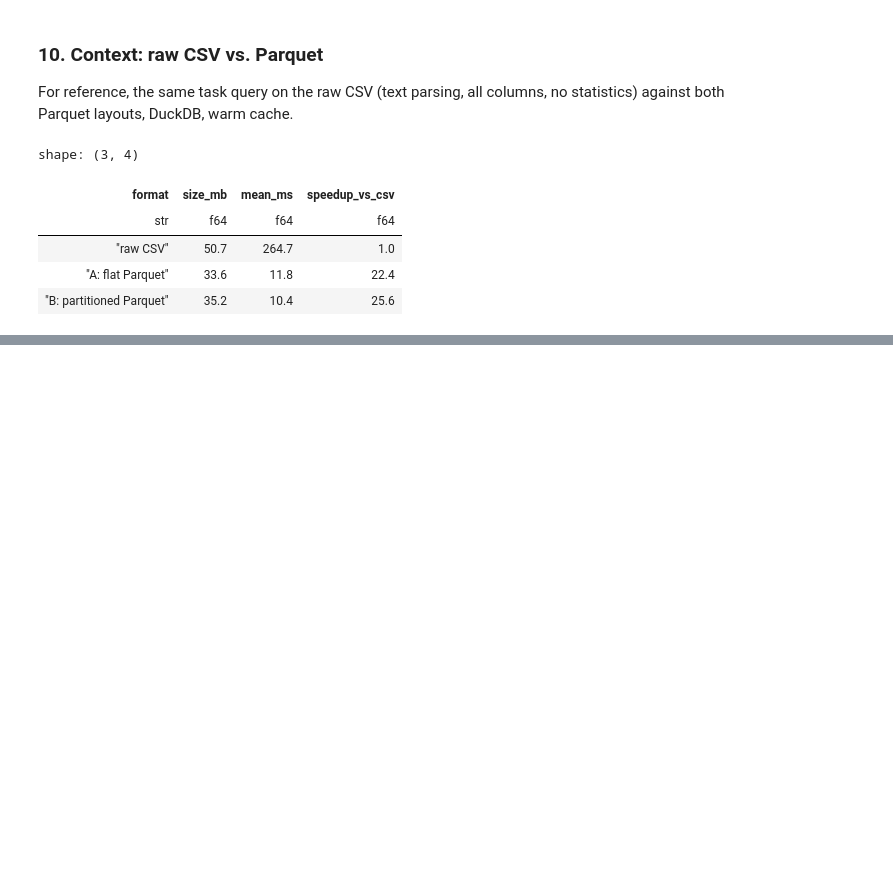
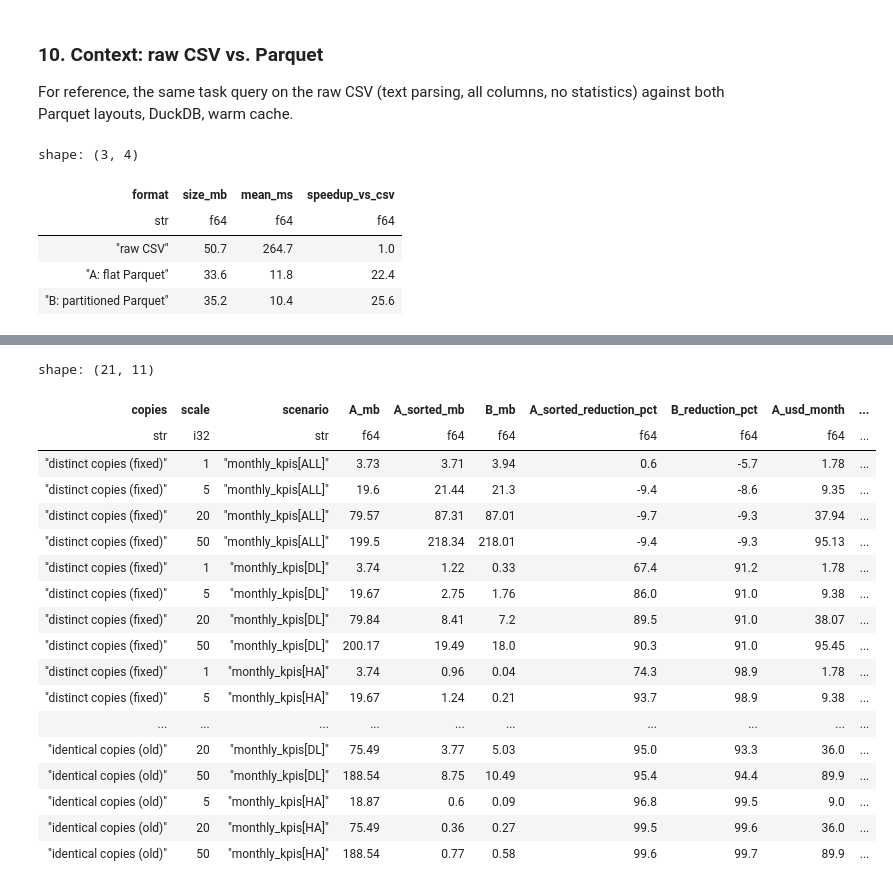
Before and after one commit to Dewaszmi/big-data-exercise-2026, a Jupyter notebook: notebooks/02_cleaning_partitioning.ipynb, the cells around one changed output, grey strips where cells are left out. Drawn from its saved outputs; the diff is of its cells as text; code cells hidden in the pictures; blank space fills up the shorter version.

```diff
--- a/notebooks/02_cleaning_partitioning.ipynb
+++ b/notebooks/02_cleaning_partitioning.ipynb
@@ -836,0 +914,24 @@ shape: (3, 4)
+# %%
+REPL_SCALES = [1, 5, 20, 50]
+repl_scenarios = [monthly_kpis("DL"), monthly_kpis("HA"), all_carriers_kpis()]
+start = time.perf_counter()
+replication = {
+    "identical copies (old)": run_storage_experiment(single_file_path, BENCHMARK_DIR, [5, 20, 50], repl_scenarios, distinct_copies=False),
+    "distinct copies (fixed)": run_storage_experiment(single_file_path, BENCHMARK_DIR, REPL_SCALES, repl_scenarios),
+}
+print(f"Built and measured {sum(r['storage'].height for r in replication.values())} layouts in {time.perf_counter() - start:.0f} s")
+
+replication_storage = (
+    pl.concat([r["storage"].with_columns(copies=pl.lit(name)) for name, r in replication.items()])
+    .with_columns(pl.col("layout").replace_strict(SHORT))
+    .pivot(on="layout", index=["copies", "scale", "rows"], values="size_mb")
+    .select(
+        "copies", "scale", "rows",
+        A_mb=pl.col("A").round(1), A_sorted_mb=pl.col("A'").round(1), B_mb=pl.col("B").round(1),
+        A_sorted_vs_A_pct=((pl.col("A'") / pl.col("A") - 1) * 100).round(1),
+        B_vs_A_pct=((pl.col("B") / pl.col("A") - 1) * 100).round(1),
+        A_bytes_per_row=(pl.col("A") * 1024**2 / pl.col("rows")).round(1),
+    )
+)
+RESULT_TABLES["replication_storage"] = write_csv(replication_storage, BENCHMARK_DIR / "replication_storage.csv")
+replication_storage
@@ -836,0 +950,39 @@ shape: (3, 4)
+# %%
+QUERIES_PER_MONTH = 100_000
+replication_io = (
+    pl.concat([r["io"].with_columns(copies=pl.lit(name)) for name, r in replication.items()])
+    .with_columns(pl.col("layout").replace_strict(SHORT))
+    .pivot(on="layout", index=["copies", "scale", "scenario"], values="scanned_mb")
+    .select(
+        "copies", "scale", "scenario",
+        A_mb=pl.col("A").round(2), A_sorted_mb=pl.col("A'").round(2), B_mb=pl.col("B").round(2),
+        A_sorted_reduction_pct=((1 - pl.col("A'") / pl.col("A")) * 100).round(1),
+        B_reduction_pct=((1 - pl.col("B") / pl.col("A")) * 100).round(1),
+        A_usd_month=(pl.col("A") / 1024**2 * 5 * QUERIES_PER_MONTH).round(2),
+        A_sorted_usd_month=(pl.col("A'") / 1024**2 * 5 * QUERIES_PER_MONTH).round(2),
+        B_usd_month=(pl.col("B") / 1024**2 * 5 * QUERIES_PER_MONTH).round(2),
+    )
+    .sort("copies", "scenario", "scale")
+)
+RESULT_TABLES["replication_io"] = write_csv(replication_io, BENCHMARK_DIR / "replication_io.csv")
+replication_io
+# %% [output]
+shape: (21, 11)
+| copies | scale | scenario | A_mb | A_sorted_mb | B_mb | A_sorted_reduction_pct | B_reduction_pct | A_usd_month | ... |
+| str | i32 | str | f64 | f64 | f64 | f64 | f64 | f64 | ... |
+| "distinct copies (fixed)" | 1 | "monthly_kpis[ALL]" | 3.73 | 3.71 | 3.94 | 0.6 | -5.7 | 1.78 | ... |
+| "distinct copies (fixed)" | 5 | "monthly_kpis[ALL]" | 19.6 | 21.44 | 21.3 | -9.4 | -8.6 | 9.35 | ... |
+| "distinct copies (fixed)" | 20 | "monthly_kpis[ALL]" | 79.57 | 87.31 | 87.01 | -9.7 | -9.3 | 37.94 | ... |
+| "distinct copies (fixed)" | 50 | "monthly_kpis[ALL]" | 199.5 | 218.34 | 218.01 | -9.4 | -9.3 | 95.13 | ... |
+| "distinct copies (fixed)" | 1 | "monthly_kpis[DL]" | 3.74 | 1.22 | 0.33 | 67.4 | 91.2 | 1.78 | ... |
+| "distinct copies (fixed)" | 5 | "monthly_kpis[DL]" | 19.67 | 2.75 | 1.76 | 86.0 | 91.0 | 9.38 | ... |
+| "distinct copies (fixed)" | 20 | "monthly_kpis[DL]" | 79.84 | 8.41 | 7.2 | 89.5 | 91.0 | 38.07 | ... |
+| "distinct copies (fixed)" | 50 | "monthly_kpis[DL]" | 200.17 | 19.49 | 18.0 | 90.3 | 91.0 | 95.45 | ... |
+| "distinct copies (fixed)" | 1 | "monthly_kpis[HA]" | 3.74 | 0.96 | 0.04 | 74.3 | 98.9 | 1.78 | ... |
+| "distinct copies (fixed)" | 5 | "monthly_kpis[HA]" | 19.67 | 1.24 | 0.21 | 93.7 | 98.9 | 9.38 | ... |
+| ... | ... | ... | ... | ... | ... | ... | ... | ... | ... |
+| "identical copies (old)" | 20 | "monthly_kpis[DL]" | 75.49 | 3.77 | 5.03 | 95.0 | 93.3 | 36.0 | ... |
+| "identical copies (old)" | 50 | "monthly_kpis[DL]" | 188.54 | 8.75 | 10.49 | 95.4 | 94.4 | 89.9 | ... |
+| "identical copies (old)" | 5 | "monthly_kpis[HA]" | 18.87 | 0.6 | 0.09 | 96.8 | 99.5 | 9.0 | ... |
+| "identical copies (old)" | 20 | "monthly_kpis[HA]" | 75.49 | 0.36 | 0.27 | 99.5 | 99.6 | 36.0 | ... |
+| "identical copies (old)" | 50 | "monthly_kpis[HA]" | 188.54 | 0.77 | 0.58 | 99.6 | 99.7 | 89.9 | ... |
```
Also changed, not shown: parts of 13 cells of this notebook, 9 other files.
